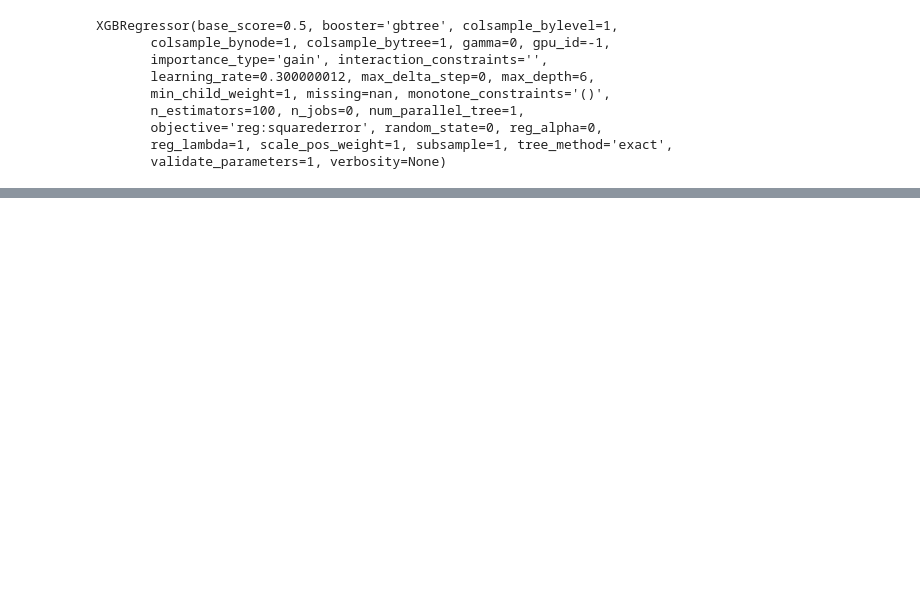
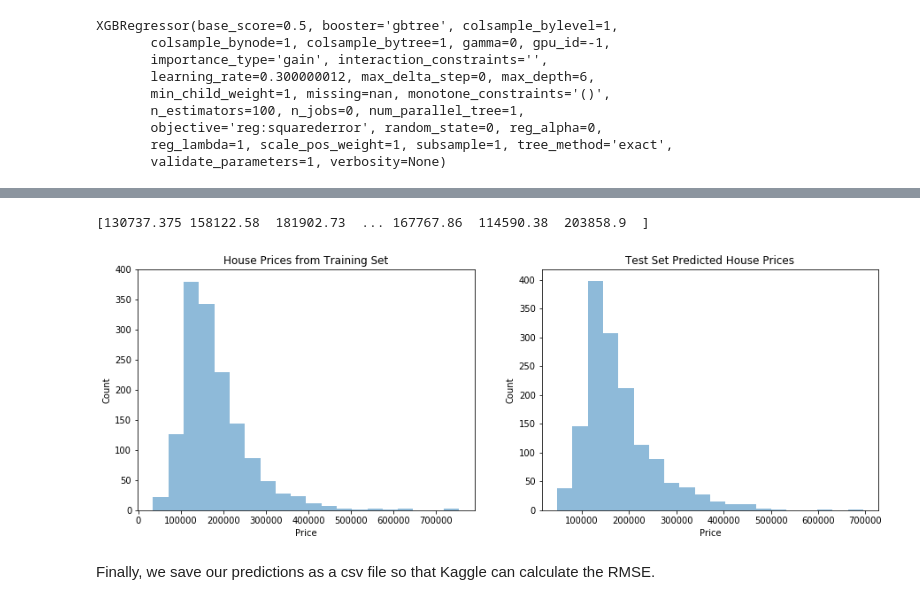
Before and after one commit to ricardomokhtari/Data-Science-Projects, a Jupyter notebook: house-prices/analysis.ipynb, the cells around one changed output, grey strips where cells are left out. Cells and saved outputs as stored; diff of their text form; code cells hidden in the pictures; blank space fills up the shorter version.

```diff
--- a/house-prices/analysis.ipynb
+++ b/house-prices/analysis.ipynb
@@ -162,3 +335,26 @@ plt.show()
+# %%
+X_test = numerical_test.iloc[:,:].values
+y_pred = sc_y.inverse_transform(regressor.predict(sc_X.transform(X_test)))
+
+print(y_pred)
+
+fig, (ax1, ax2) = plt.subplots(1, 2,figsize=(15,5))
+ax1.hist(y_train, 20, alpha=0.5)
+ax1.set_title('House Prices from Training Set')
+ax1.set_xlabel('Price')
+ax1.set_ylim([0,400])
+ax1.set_ylabel('Count')
+
+ax2.hist(y_pred, 20, alpha=0.5)
+ax2.set_title('Test Set Predicted House Prices')
+ax2.set_xlabel('Price')
+ax2.set_ylabel('Count')
+plt.show()
+# %% [output]
+[130737.375 158122.58  181902.73  ... 167767.86  114590.38  203858.9  ]
+[figure, added]
+# %% [markdown]
+Finally, we save our predictions as a csv file so that Kaggle can calculate the RMSE.
 # %%
 ids = list(test_set.iloc[:,0].values)
 
```
Also changed, not shown: parts of 23 cells of this notebook, 1 other file.
